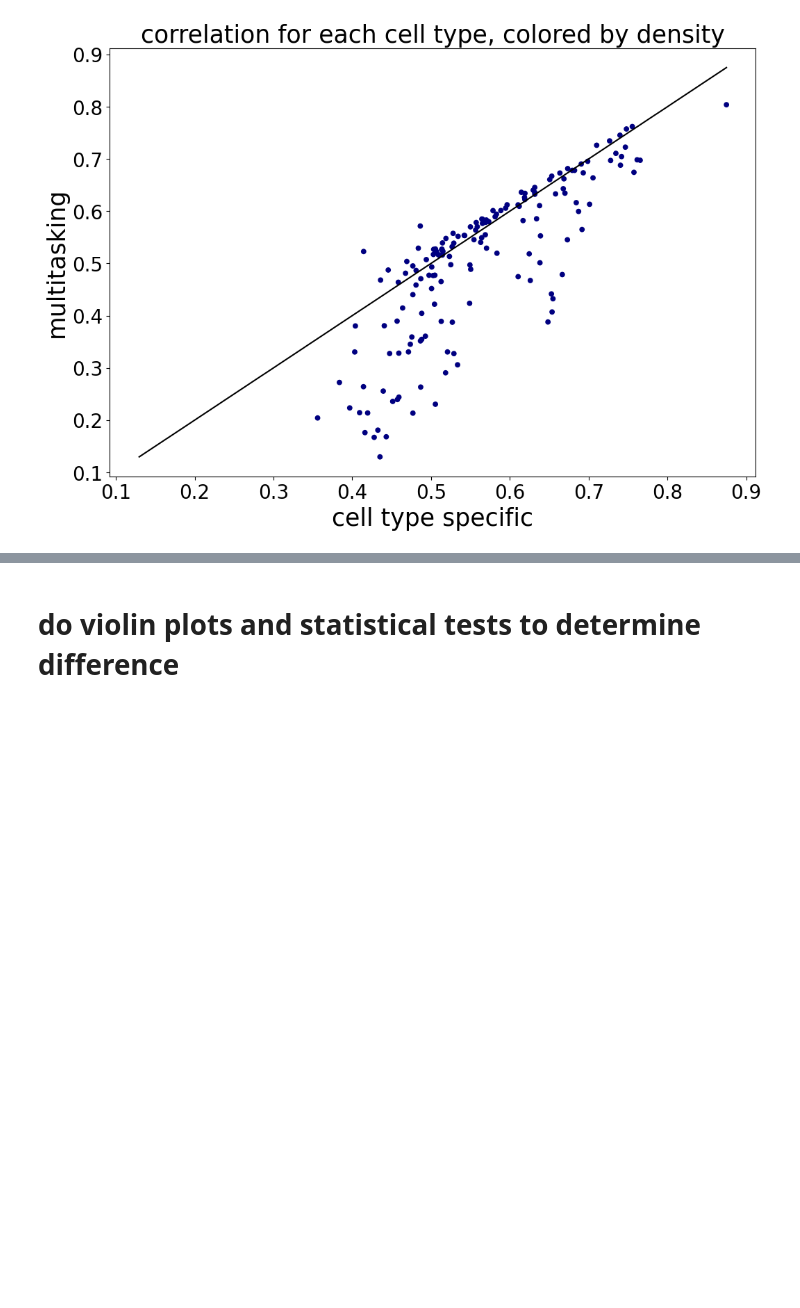
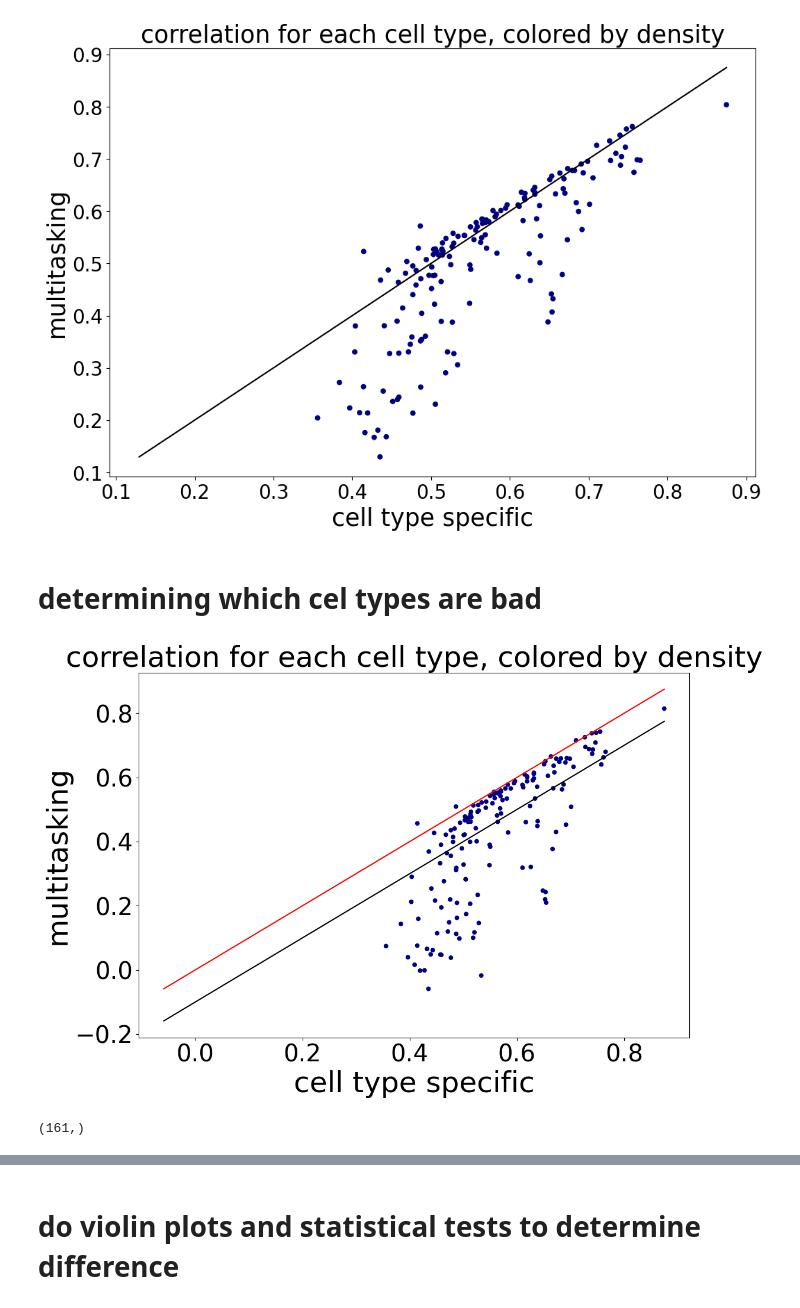
Before and after one commit to Sarthak-Ti/caduceus, a Jupyter notebook: code_test/dVRS_figures.ipynb, the cells around one changed output, grey strips where cells are left out. Saved outputs shown, nothing was run; the diff lists cells and outputs as text; code cells hidden in the pictures; blank space fills up the shorter version.

```diff
--- a/code_test/dVRS_figures.ipynb
+++ b/code_test/dVRS_figures.ipynb
@@ -358,3 +358,40 @@ plt.title('correlation for each cell type, colored by density', fontsize=25)
 plt.tick_params(labelsize=20)
 # %% [output]
 [figure]
+# %% [markdown]
+# determining which cel types are bad
+# %%
+#let's plot it to define a cutoff
+import matplotlib.pyplot as plt
+residual=.1
+x,y = np.array(correlations_col_ctst), np.array(correlations_col_mult2)
+bins = [1000, 1000] # number of bins
+
+# histogram the data
+hh, locx, locy = np.histogram2d(x, y, bins=bins)
+
+# Sort the points by density, so that the densest points are plotted last
+z = np.array([hh[np.argmax(a<=locx[1:]),np.argmax(b<=locy[1:])] for a,b in zip(x,y)])
+idx = z.argsort()
+x2, y2, z2 = x[idx], y[idx], z[idx]
+
+tempmin = np.min([np.min(x), np.min(y)])
+tempmax = np.max([np.max(x), np.max(y)])
+
+plt.figure(1,figsize=(12,8)).clf()
+s = plt.scatter(x2, y2, c=z2, cmap='jet', marker='.', s=85)
+plt.plot([tempmin, tempmax], [tempmin, tempmax], c='r')
+plt.plot([tempmin, tempmax], [tempmin-residual, tempmax-residual], c='k')
+# plt.colorbar()
+plt.xlabel('cell type specific', fontsize=35)
+plt.ylabel('multitasking', fontsize=35)
+plt.title('correlation for each cell type, colored by density', fontsize=35)
+plt.tick_params(labelsize=29)
+# %% [output]
+[figure, added]
+# %%
+#.1 seems to be a decent cutoff, let's find the values that are above this
+mask_celltypes = np.array(correlations_col_ctst) - np.array(correlations_col_mult2) > residual
+print(mask_celltypes.shape)
+# %% [output]
+(161,)
```
Also changed, not shown: parts of 18 cells of this notebook, 11 other files.
